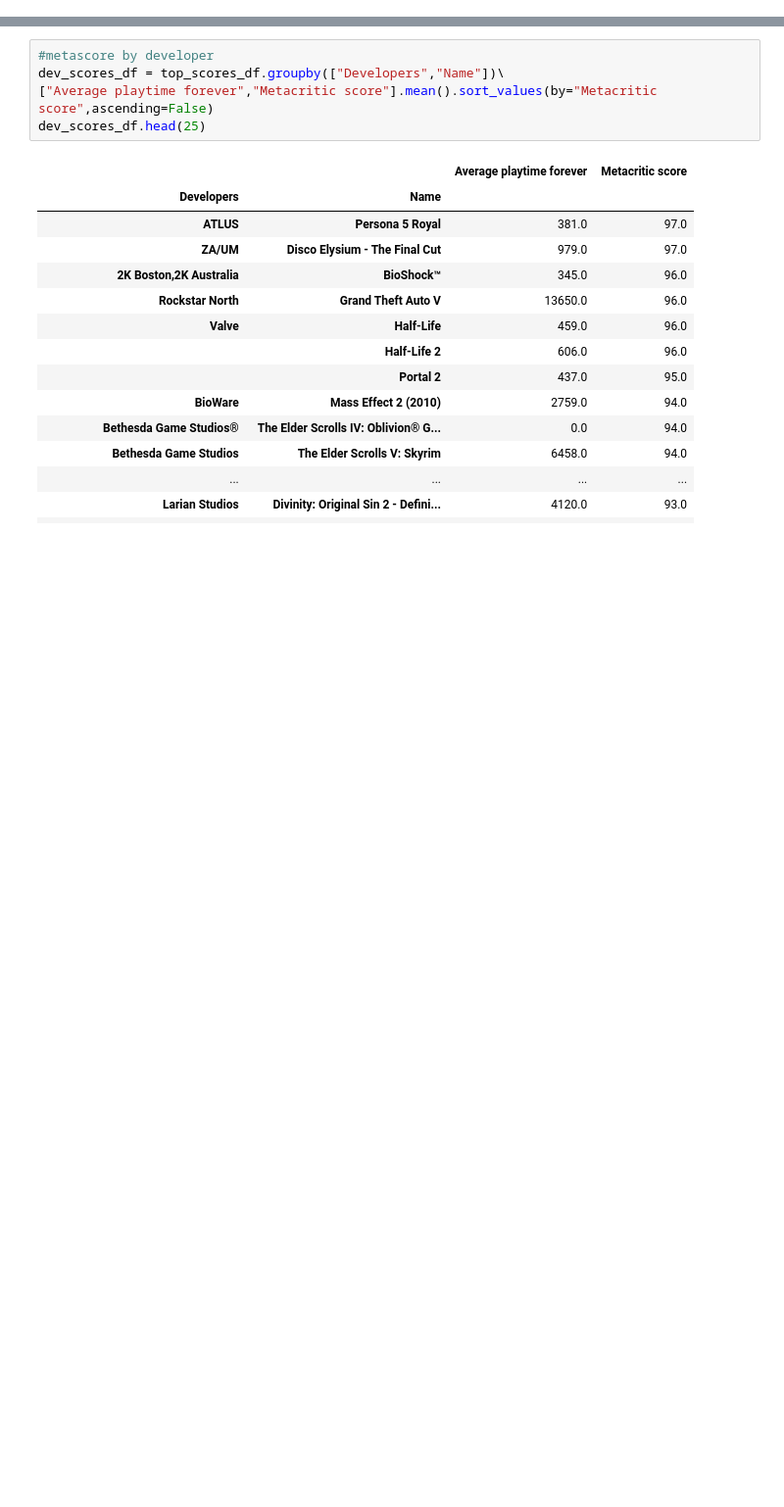
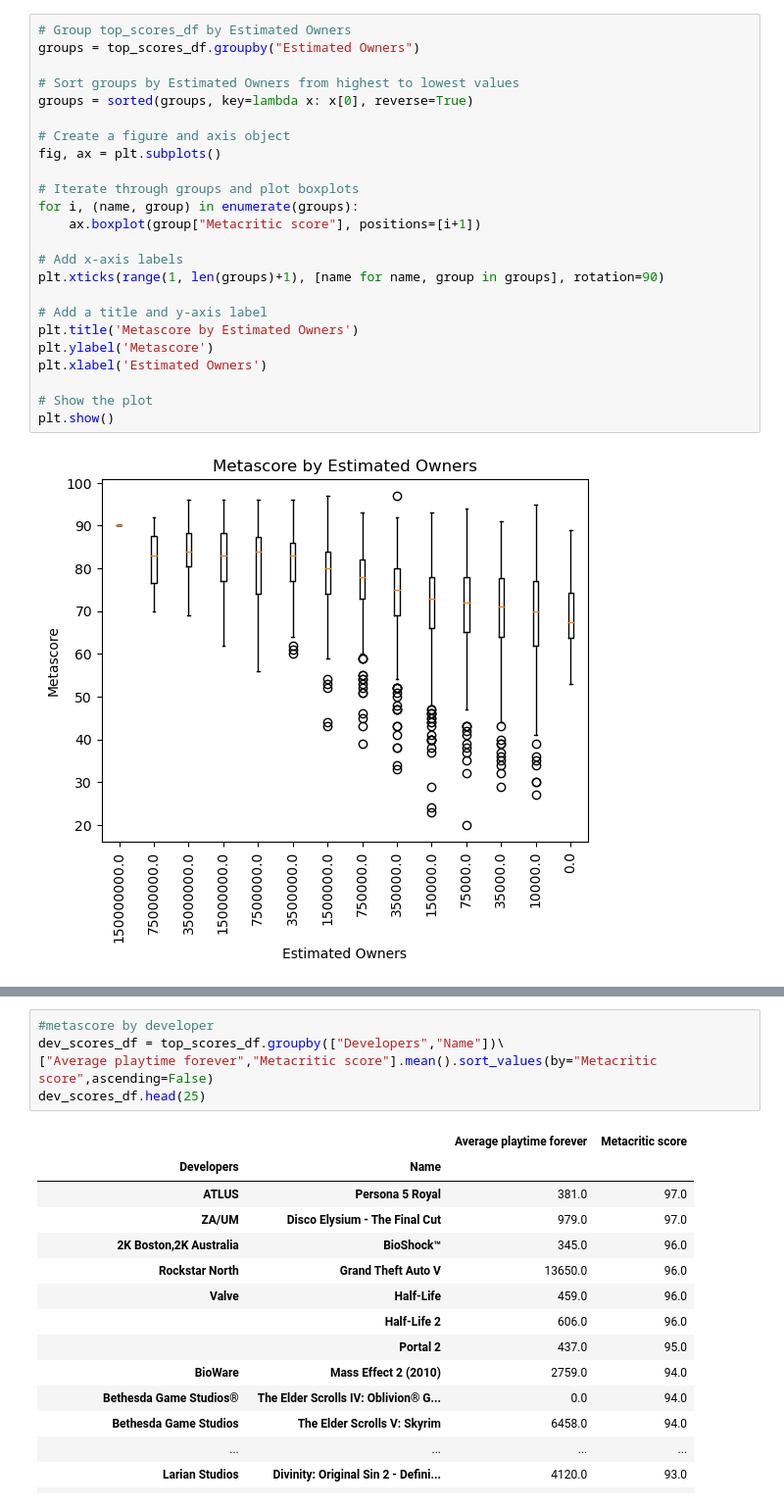
Before and after one commit to samhnelsen/Group-6, a Jupyter notebook: USE THIS Sam's workbook.ipynb, the cells around one changed output, grey strips where cells are left out. Shown: that part at 98% size. Cells and saved outputs as stored; diff of their text form; blank space fills up the shorter version.

```diff
--- a/USE THIS Sam's workbook.ipynb
+++ b/USE THIS Sam's workbook.ipynb
@@ -68,0 +204,26 @@ dtype: object
+# %%
+# Group top_scores_df by Estimated Owners
+groups = top_scores_df.groupby("Estimated Owners")
+
+# Sort groups by Estimated Owners from highest to lowest values
+groups = sorted(groups, key=lambda x: x[0], reverse=True)
+
+# Create a figure and axis object
+fig, ax = plt.subplots()
+
+# Iterate through groups and plot boxplots
+for i, (name, group) in enumerate(groups):
+    ax.boxplot(group["Metacritic score"], positions=[i+1])
+
+# Add x-axis labels
+plt.xticks(range(1, len(groups)+1), [name for name, group in groups], rotation=90)
+
+# Add a title and y-axis label
+plt.title('Metascore by Estimated Owners')
+plt.ylabel('Metascore')
+plt.xlabel('Estimated Owners')
+
+# Show the plot
+plt.show()
+# %% [output]
+[figure, added]
```
Also changed, not shown: parts of 22 cells of this notebook.
